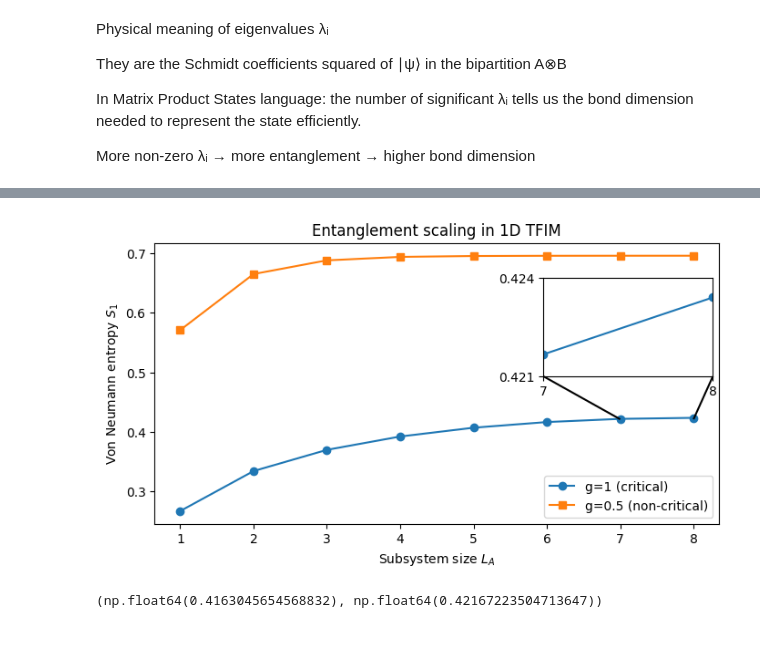
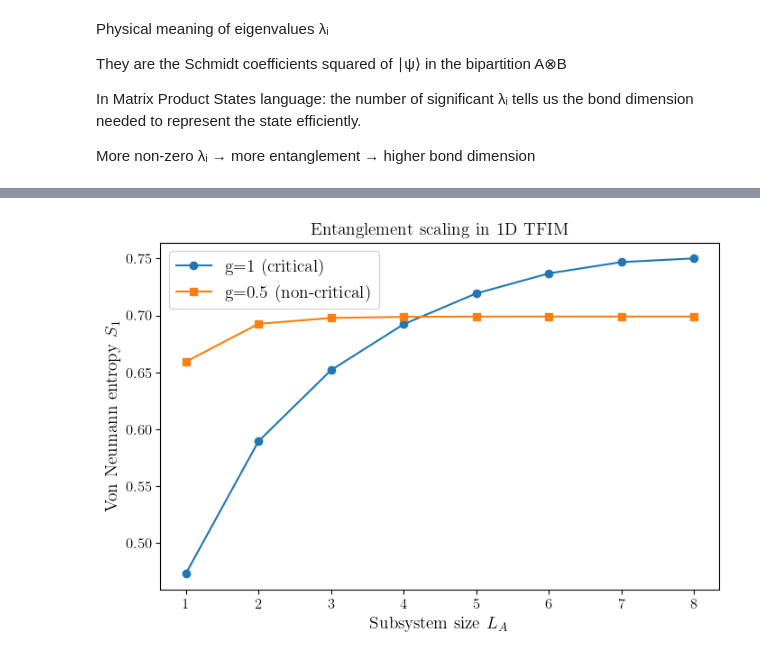
Before and after one commit to SBT2004/NQS, a Jupyter notebook: Anas/task1.ipynb, the cells around one changed output, grey strips where cells are left out. Drawn from its saved outputs; the diff is of its cells as text; code cells hidden in the pictures.

```diff
--- a/Anas/task1.ipynb
+++ b/Anas/task1.ipynb
@@ -11,4 +11,19 @@ import jax.numpy as jnp
 from jax import random
 from functools import partial
 import optax
+# %%
+import matplotlib as plt
+plt.rcParams.update({
+    "text.usetex": True,
+    "font.family": "serif",
+    "font.serif": ["Computer Modern Roman"],
+})
+plt.rcParams.update({
+    "font.size": 14,
+    "axes.labelsize": 14,
+    "axes.titlesize": 14,
+    "legend.fontsize": 14,
+    "xtick.labelsize": 12,
+    "ytick.labelsize": 12,
+})
 # %%
@@ -50,6 +65,9 @@ In Matrix Product States language: the number of significant λᵢ tells us the
 More non-zero λᵢ → more entanglement → higher bond dimension
 # %%
 subsys_size = list(range(1,L//2 + 1))
-S1_critical = [von_neumann_entropy(gs_critical, L, LA) for LA in subsys_size]
-S1 = [von_neumann_entropy(gs, L, LA) for LA in subsys_size]
+psi = gs[:, 0]
+psi_critical = gs_critical[:, 0]
+
+S1 = [von_neumann_entropy(psi, L, LA) for LA in subsys_size]
+S1_critical = [von_neumann_entropy(psi_critical, L, LA) for LA in subsys_size]
 # %%
@@ -83,37 +87,15 @@ plt.show()
 # %%
-fig, ax = plt.subplots(figsize=(8,4))
+fig, ax = plt.subplots(figsize=(8,5))
 
 # main plot
 ax.plot(subsys_size, S1_critical, 'o-', label='g=1 (critical)')
 ax.plot(subsys_size, S1, 's-', label='g=0.5 (non-critical)')
 ax.set_xlabel("Subsystem size $L_A$")
 ax.set_ylabel("Von Neumann entropy $S_1$")
 ax.legend()
 ax.set_title("Entanglement scaling in 1D TFIM")
 
-# inset for zoom
-from mpl_toolkits.axes_grid1.inset_locator import inset_axes, mark_inset
-
-axins = inset_axes(
-    ax,
-    width="30%",
-    height="35%",
-    loc='center right',             # anchor roughly at center right
-    bbox_to_anchor=(0, 0.2, 1, 1),   # (x0, y0) in axes fraction coordinates
-    bbox_transform=ax.transAxes     # interpret bbox in axes coordinates
-)
-
-axins.plot(subsys_size, S1_critical, 'o-', color='tab:blue')
-axins.set_xlim(7, 8)   # zoomed region for small LA
-axins.set_ylim(0.421, 0.424)
-axins.set_xticks([7,8])
-axins.set_yticks([0.421,0.424])
-pp, p1, p2 = mark_inset(ax, axins, loc1=3, loc2=4, fc="none", ec="black", lw=1.5)
-pp.set_visible(False)
+plt.savefig("vonneumann.png", dpi = 300)
 plt.show()
 # %% [output]
-[figure, old version]
+[figure, new version]
-# %%
-max(S1_critical[:6]), max(S1_critical[:7])
-# %% [output]
-(np.float64(0.4163045654568832), np.float64(0.42167223504713647))
```
Also changed, not shown: parts of 6 cells of this notebook.
